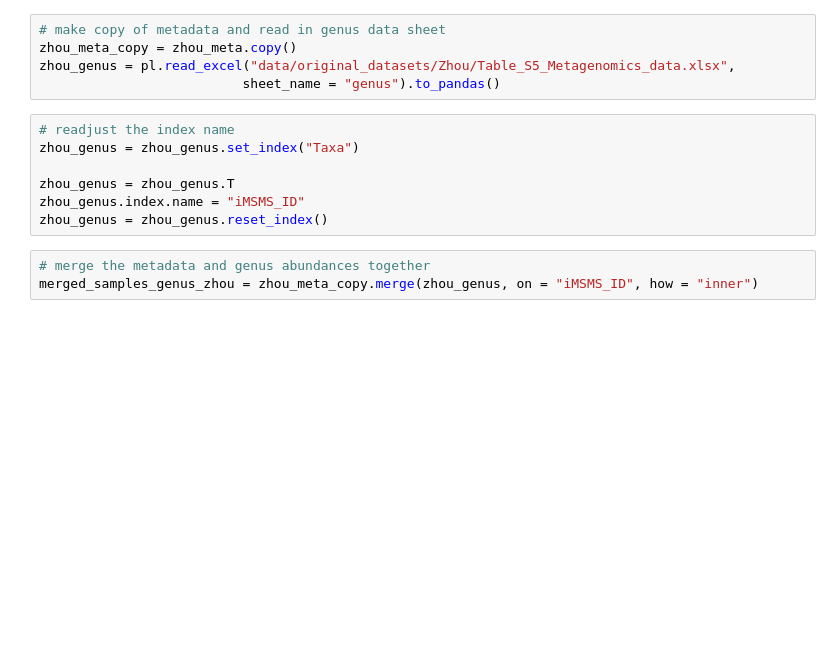
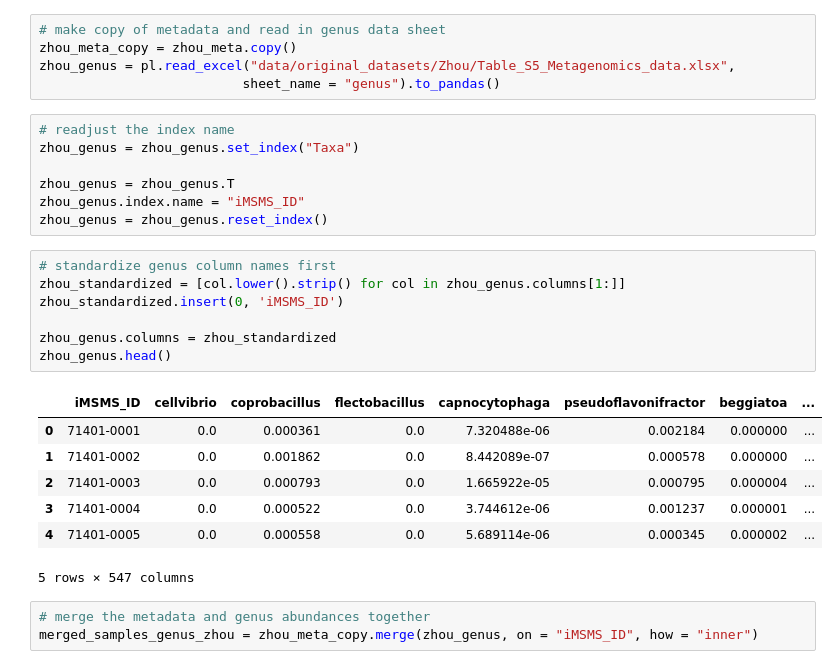
Before and after one commit to evelynsq/gut-microbiome-signature-multiple-sclerosis, a Jupyter notebook: make_DFs.ipynb, the cells around one changed output. Drawn from its saved outputs; the diff is of its cells as text; blank space fills up the shorter version.

```diff
--- a/make_DFs.ipynb
+++ b/make_DFs.ipynb
@@ -222,6 +222,21 @@ zhou_genus = zhou_genus.set_index("Taxa")
 zhou_genus = zhou_genus.T
 zhou_genus.index.name = "iMSMS_ID"
 zhou_genus = zhou_genus.reset_index()
+# %%
+# standardize genus column names first
+zhou_standardized = [col.lower().strip() for col in zhou_genus.columns[1:]]
+zhou_standardized.insert(0, 'iMSMS_ID')
+
+zhou_genus.columns = zhou_standardized
+zhou_genus.head()
+# %% [output]
+|  | iMSMS_ID | cellvibrio | coprobacillus | flectobacillus | capnocytophaga | pseudoflavonifractor | beggiatoa | ... |
+| 0 | 71401-0001 | 0.0 | 0.000361 | 0.0 | 7.320488e-06 | 0.002184 | 0.000000 | ... |
+| 1 | 71401-0002 | 0.0 | 0.001862 | 0.0 | 8.442089e-07 | 0.000578 | 0.000000 | ... |
+| 2 | 71401-0003 | 0.0 | 0.000793 | 0.0 | 1.665922e-05 | 0.000795 | 0.000004 | ... |
+| 3 | 71401-0004 | 0.0 | 0.000522 | 0.0 | 3.744612e-06 | 0.001237 | 0.000001 | ... |
+| 4 | 71401-0005 | 0.0 | 0.000558 | 0.0 | 5.689114e-06 | 0.000345 | 0.000002 | ... |
+5 rows × 547 columns
 # %%
 # merge the metadata and genus abundances together
 merged_samples_genus_zhou = zhou_meta_copy.merge(zhou_genus, on = "iMSMS_ID", how = "inner")
```
Also changed, not shown: parts of 7 cells of this notebook, 6 other files.
